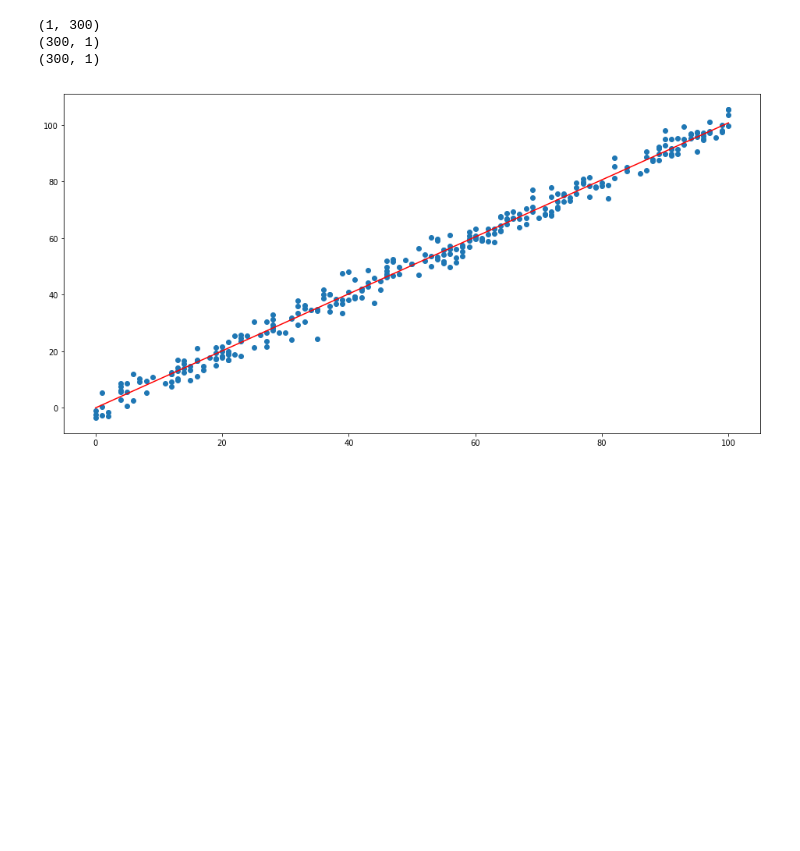
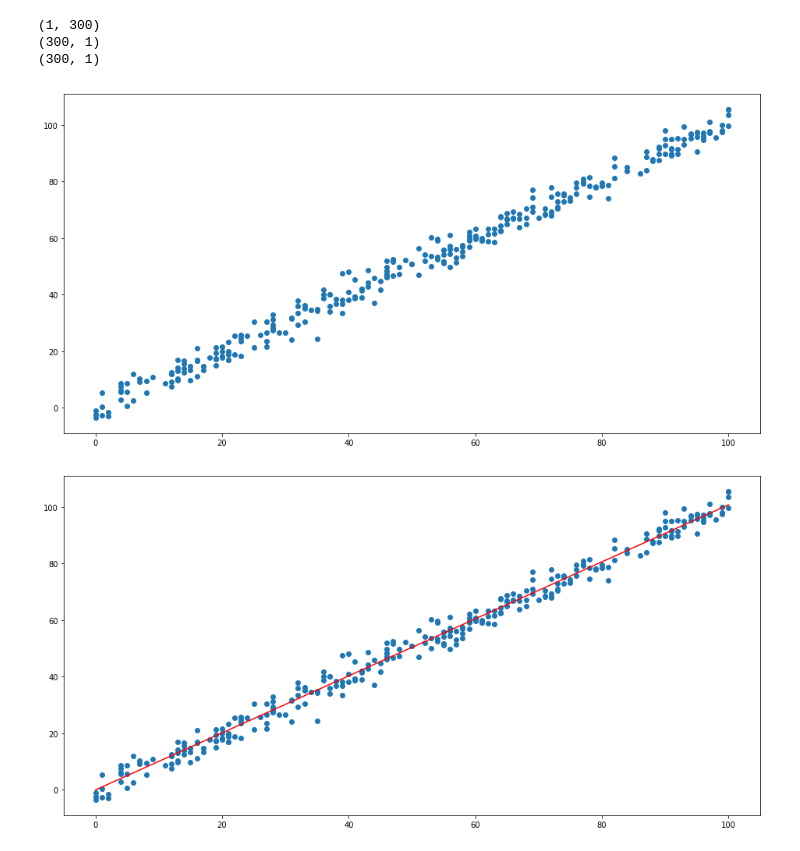
Before and after one commit to nesterione/dl, a Jupyter notebook: lesson3/lesson3.ipynb, the cells around one changed output. Saved outputs shown, nothing was run; the diff lists cells and outputs as text; code cells hidden in the pictures; blank space fills up the shorter version.

```diff
--- a/lesson3/lesson3.ipynb
+++ b/lesson3/lesson3.ipynb
@@ -489,6 +472,12 @@ w=p.T.dot(y)
 (1, 300)
 (300, 1)
 (300, 1)
+# %%
+plt.figure(figsize=(16, 8))
+plt.scatter(my_data[:,0], my_data[:,1])
+plt.show()
+# %% [output]
+[figure, added]
 # %%
 plt.figure(figsize=(16, 8))
 plt.scatter(my_data[:,0], my_data[:,1])
```
Also changed, not shown: parts of 7 cells of this notebook.
